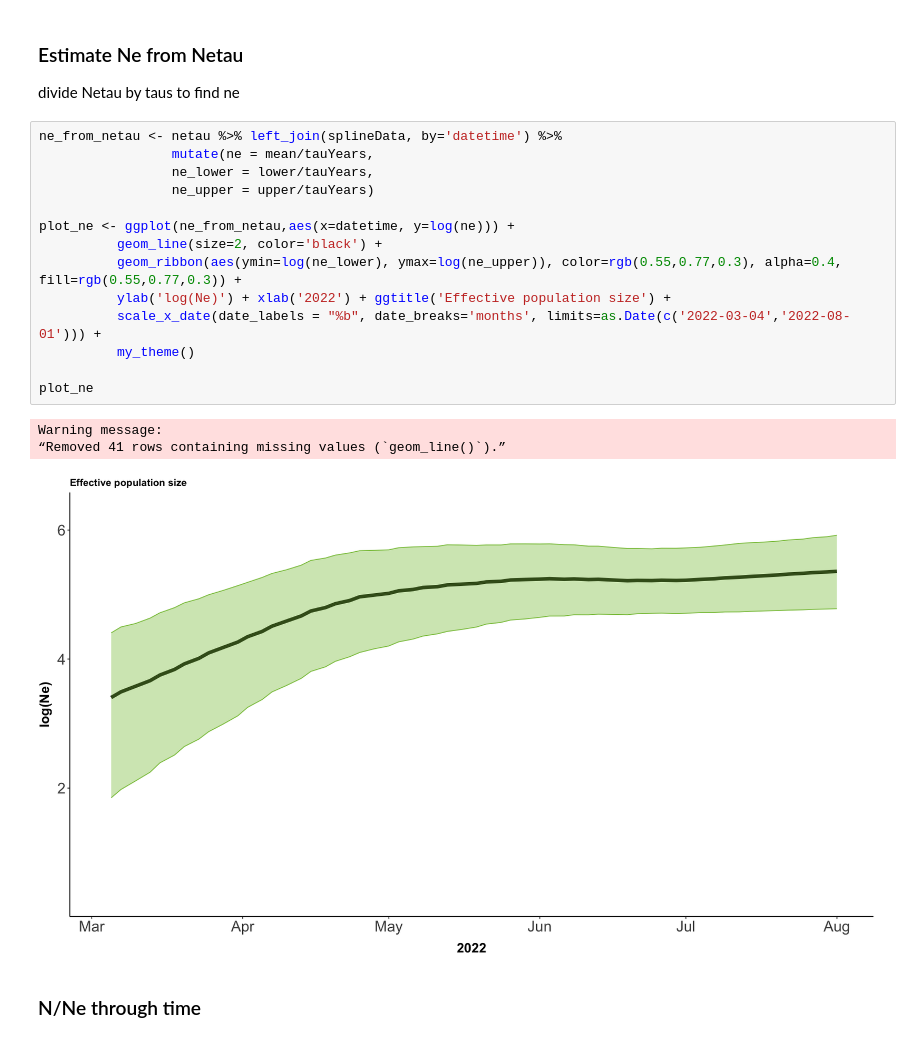
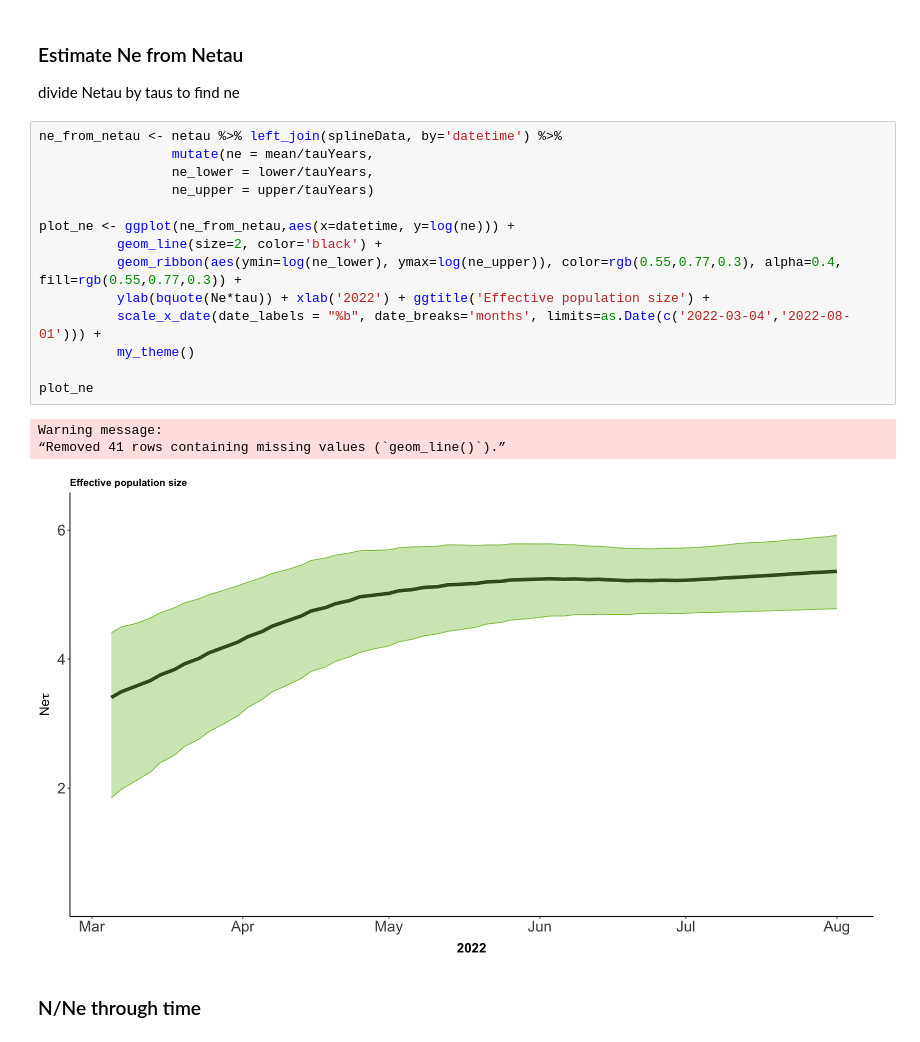
Before and after one commit to blab/mpox-dynamics, a Jupyter notebook: scripts/netau.ipynb, the cells around one changed output. Drawn from its saved outputs; the diff is of its cells as text.

```diff
--- a/scripts/netau.ipynb
+++ b/scripts/netau.ipynb
@@ -272,20 +272,20 @@ divide Netau by taus to find ne
 # %%
 ne_from_netau <- netau %>% left_join(splineData, by='datetime') %>%
                  mutate(ne = mean/tauYears,
                  ne_lower = lower/tauYears,
                  ne_upper = upper/tauYears)
 
 plot_ne <- ggplot(ne_from_netau,aes(x=datetime, y=log(ne))) +
           geom_line(size=2, color='black') +
           geom_ribbon(aes(ymin=log(ne_lower), ymax=log(ne_upper)), color=rgb(0.55,0.77,0.3), alpha=0.4, fill=rgb(0.55,0.77,0.3)) +
-          ylab('log(Ne)') + xlab('2022') + ggtitle('Effective population size') +
+          ylab(bquote(Ne*tau)) + xlab('2022') + ggtitle('Effective population size') +
           scale_x_date(date_labels = "%b", date_breaks='months', limits=as.Date(c('2022-03-04','2022-08-01'))) +
           my_theme()
 
 plot_ne
 # %% [output]
 Warning message:
 “Removed 41 rows containing missing values (`geom_line()`).”
-[figure, old version]
+[figure, new version]
 # %% [markdown]
 ### N/Ne through time
```
Also changed, not shown: parts of 15 cells of this notebook, 5 other files.
